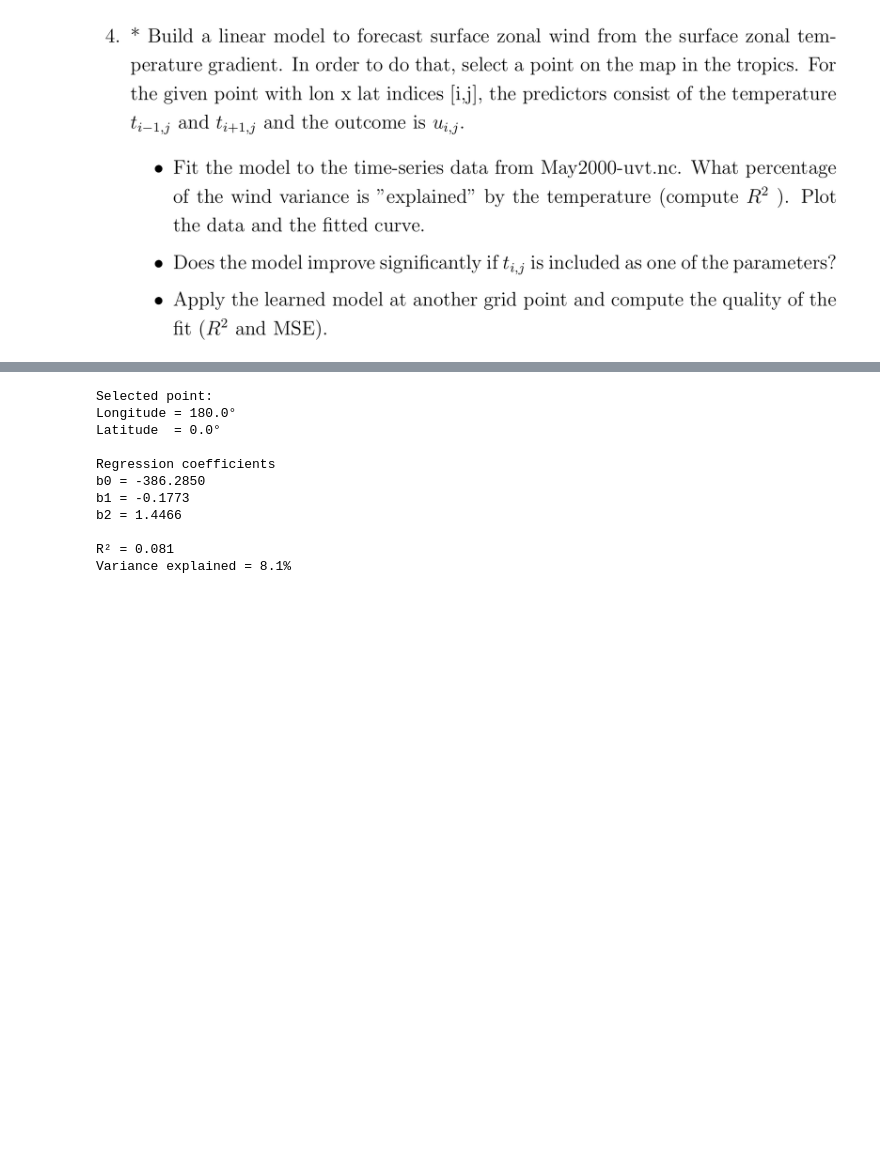
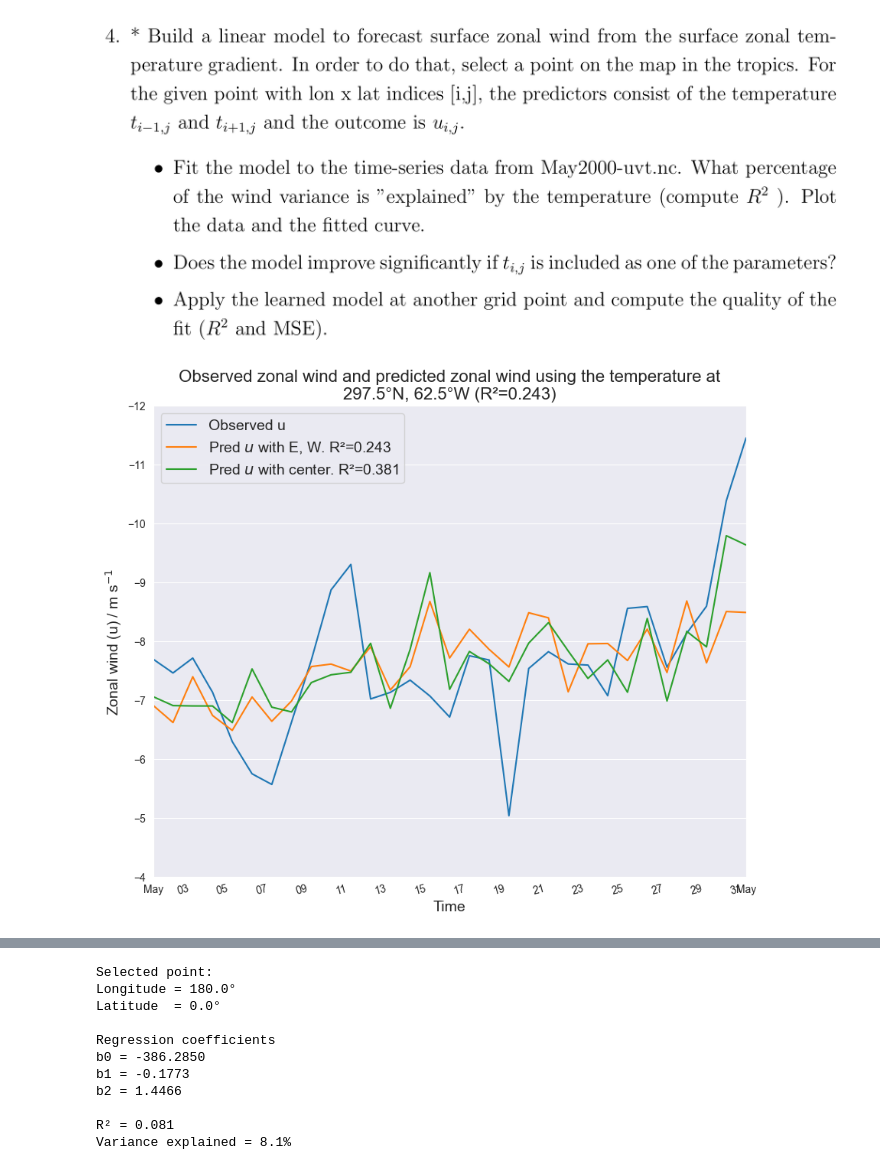
Before and after one commit to ChaPop870/63-527-Data-Analysis-of-Atm-and-Oce-using-Python-Labs, a Jupyter notebook: Lab-Report-2/Lab 6-7.ipynb, the cells around one changed output, grey strips where cells are left out. Saved outputs shown, nothing was run; the diff lists cells and outputs as text; code cells hidden in the pictures; blank space fills up the shorter version.

```diff
--- a/Lab-Report-2/Lab 6-7.ipynb
+++ b/Lab-Report-2/Lab 6-7.ipynb
@@ -290,15 +290,85 @@ np.float64(2726204.673537731)
 ![image.png](attachment:d4693b56-e121-4acd-9c16-515f991436a3.png)
 # %%
 from pathlib import Path
+import textwrap
 
 import matplotlib.dates as mdates
 import matplotlib.pyplot as plt
 import numpy as np
+from sklearn import linear_model
+from sklearn.metrics import r2_score
 import xarray as xr
 
 
 # Load the data.
 path = Path("May2000-uvt.nc")
 
 ds = xr.open_dataset(path, engine='scipy')
+
+
+# Select point on map
+lon, lat = 298.3, 12.3
+level = 1000
+
+# Load observed u.
+u_obs = ds['u'].sel(longitude=lon, latitude=lat, level=level, method='nearest')
+
+# Get index of the longitude.
+i = ds.get_index("longitude").get_loc(float(u_obs.longitude))
+
+# Select temperature west and east of longitude i.
+T_west = ds['t'].isel(longitude=(i-1)).sel(latitude=lat, level=level, method='nearest')
+T_east = ds['t'].isel(longitude=(i+1)).sel(latitude=lat, level=level, method='nearest')
+
+# Create matrix for predictors T_west and T_east
+T_pred = np.column_stack((T_west, T_east))
+
+# Fit regression model.
+regr1 = linear_model.LinearRegression()
+regr1.fit(T_pred, u_obs)
+u_pred = regr1.predict(T_pred)
+
+# Compute R² using the T_west and T_east.
+r2 = r2_score(u_obs, u_pred)
+
+
+# Select temperature at longitude i.
+T_i = ds['t'].isel(longitude=i).sel(latitude=lat, level=level, method='nearest')
+
+# Create matrix for predictors T_west, T_i, and T_east.
+T_pred2 = np.column_stack((T_west, T_i, T_east))
+
+# Fit regression model.
+regr2 = linear_model.LinearRegression()
+regr2.fit(T_pred2, u_obs)
+u_pred2 = regr2.predict(T_pred2)
+
+r2_2 = r2_score(u_obs, u_pred2)
+
+# Plotting.
+fig, ax = plt.subplots(figsize=(10, 8))
+ax.plot(u_obs.time, u_obs, label=r"Observed u")
+ax.plot(u_obs.time, u_pred, label=rf"Pred $u$ with E, W. R²={r2:.3f}")
+ax.plot(u_obs.time, u_pred2, label=rf"Pred $u$ with center. R²={r2_2:.3f}")
+
+ax.set_xlabel("Time", fontsize=14)
+ax.set_ylabel(r"Zonal wind (u) / m s$^{-1}$", fontsize=14)
+ax.set_title(textwrap.fill(f"Observed zonal wind and predicted zonal wind using the temperature at {float(u_obs.longitude)}°N, {(float(u_obs.longitude) - 235):.1f}°W (R²={r2:.3f})", max_lines=2), fontsize=16)
+
+ax.set_ylim(-12, -4)
+ax.invert_yaxis()
+ax.set_xlim(u_obs.time.min(), u_obs.time.max())
+
+ax.xaxis.set_major_locator(mdates.MonthLocator())
+ax.xaxis.set_major_formatter(mdates.DateFormatter('%b'))
+ax.xaxis.set_minor_locator(mdates.DayLocator(interval=2))
+ax.xaxis.set_minor_formatter(mdates.DateFormatter('%d'))
+
+ax.tick_params(axis='x', which='minor', rotation=15)
+
+ax.legend(fontsize=14)
+
+plt.show()
+# %% [output]
+[figure, added]
 # %%
```
Also changed, not shown: parts of 3 cells of this notebook, 1 other file.
